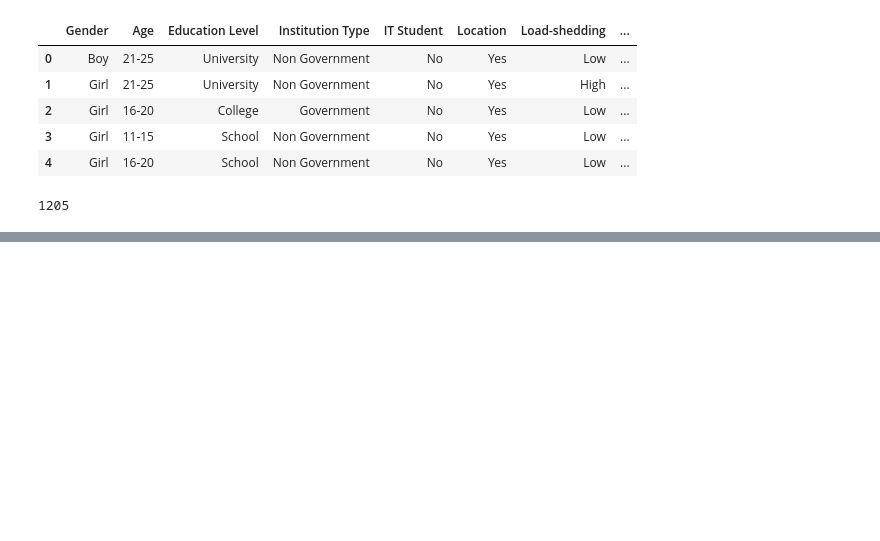
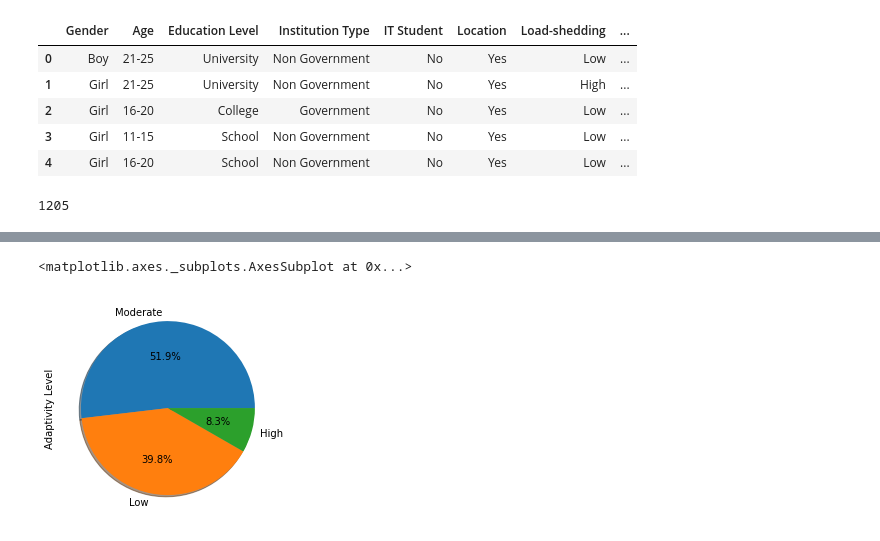
Before and after one commit to vinigm/Portfolio, a Jupyter notebook: 6_OnlineEducation.ipynb, the cells around one changed output, grey strips where cells are left out. Saved outputs shown, nothing was run; the diff lists cells and outputs as text; code cells hidden in the pictures; blank space fills up the shorter version.

```diff
--- a/6_OnlineEducation.ipynb
+++ b/6_OnlineEducation.ipynb
@@ -24,0 +66,5 @@ len(df)
+# %%
+df['Adaptivity Level'].value_counts().plot.pie(autopct='%1.1f%%',shadow=True)
+# %% [output]
+<matplotlib.axes._subplots.AxesSubplot at 0x...>
+[figure, added]
```
Also changed, not shown: parts of 13 cells of this notebook.
